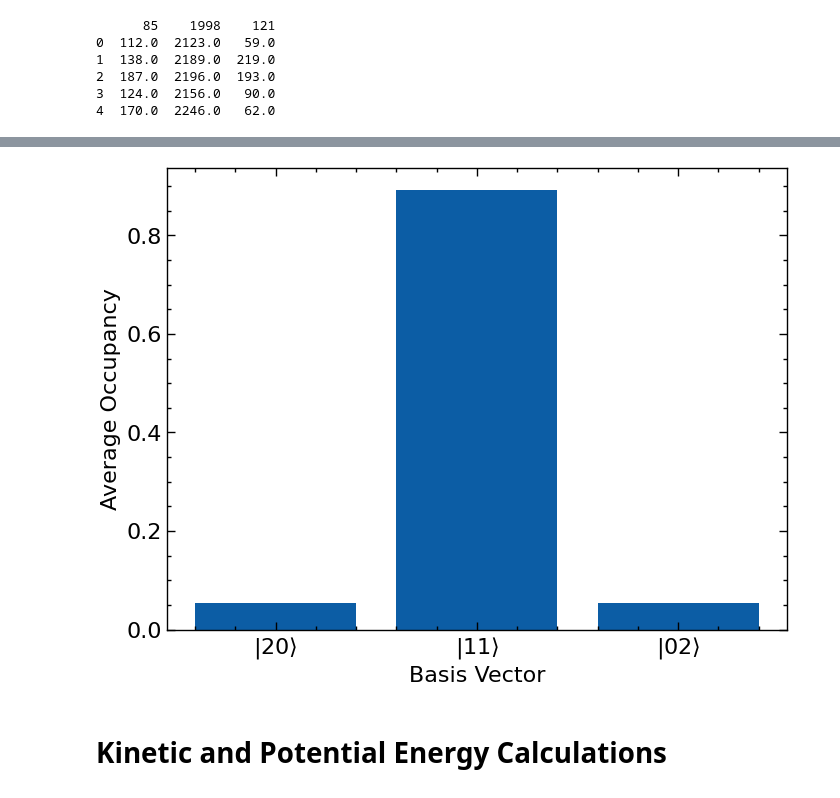
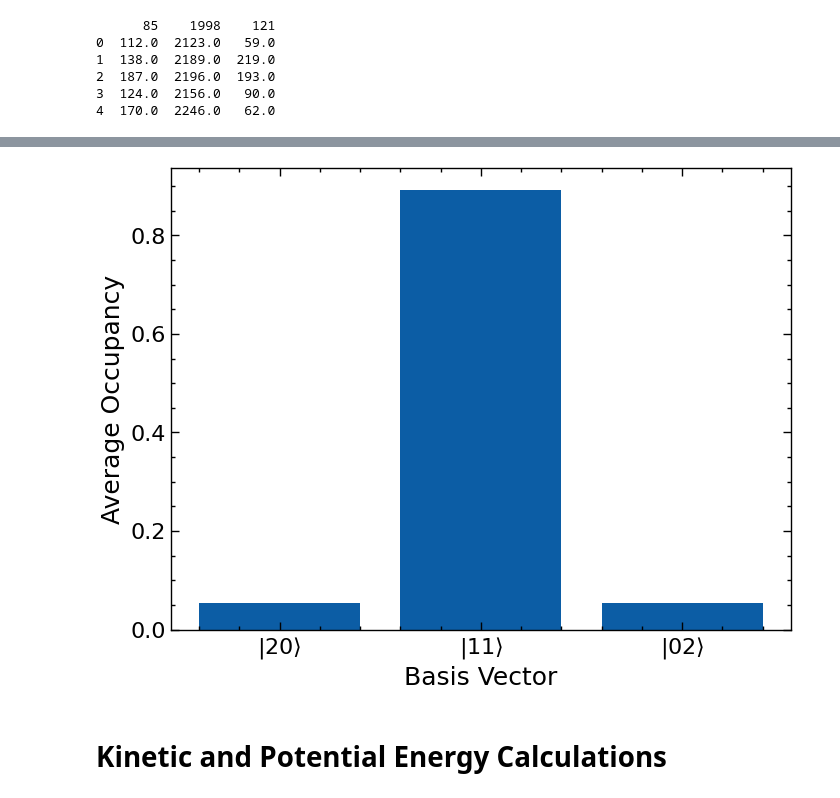
Before and after one commit to wmallah/pigsfli_benchmark, a Jupyter notebook: code/QMC_data_processing.ipynb, the cells around one changed output, grey strips where cells are left out. Cells and saved outputs as stored; diff of their text form; code cells hidden in the pictures.

```diff
--- a/code/QMC_data_processing.ipynb
+++ b/code/QMC_data_processing.ipynb
@@ -179,19 +179,19 @@ site3_avg = np.sum(site3)/len(site3)
 # %%
 # Make a bar plot for the average occupancy of each site/basis vector
 my_dict = {r'$|20\rangle$' : site1_avg, r'$|11\rangle$' : site2_avg, r'$|02\rangle$' : site3_avg}
 x = np.arange(len(my_dict.values()))
 
 fig, ax = plt.subplots()
 ax.bar(x, my_dict.values())
 ax.set_xticks(x)
 ax.set_xticklabels(my_dict.keys())
-ax.set_xlabel('Basis Vector')
-ax.set_ylabel('Average Occupancy')
+ax.set_xlabel('Basis Vector', fontsize=18)
+ax.set_ylabel('Average Occupancy', fontsize=18)
 # ax.set_title('Spatial Average Occupancies for $U=10$')
 plt.savefig('../figures/spatial_avg_occ_U_10.0000.pdf')
 plt.show()
 # %% [output]
-[figure, old version]
+[figure, new version]
 # %% [markdown]
 # Kinetic and Potential Energy Calculations
 # %%
```
Also changed, not shown: parts of 7 cells of this notebook, 25 other files.
